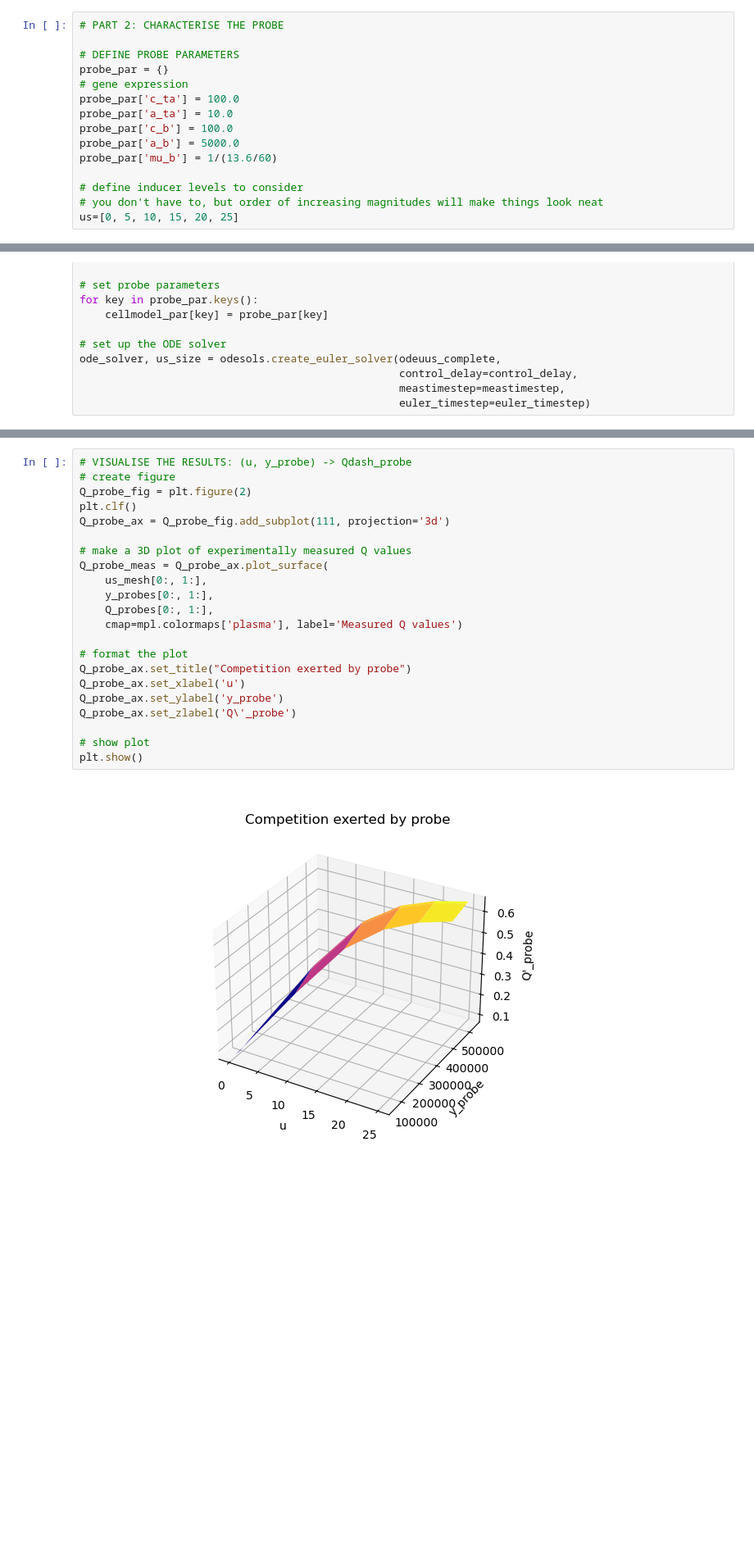
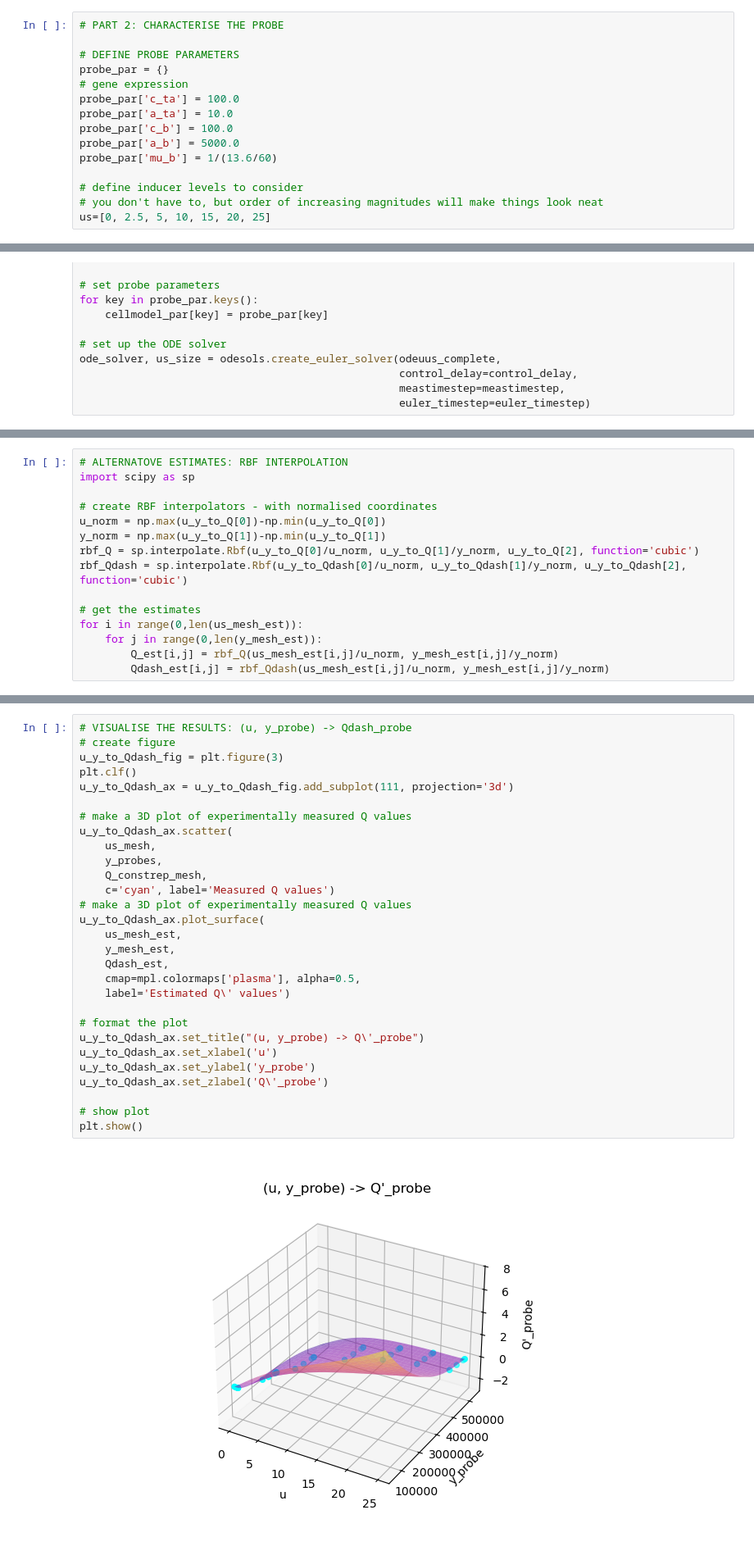
Before and after one commit to KSechkar/CoBa_CRAB, a Jupyter notebook: probe_characterisation/probe_characterisation.ipynb, the cells around one changed output, grey strips where cells are left out. Shown at 82% size. Cells and saved outputs as stored; diff of their text form; blank space fills up the shorter version.

Commit message:
Interpolation: own bad and scipy RBF

```diff
--- a/probe_characterisation/probe_characterisation.ipynb
+++ b/probe_characterisation/probe_characterisation.ipynb
@@ -281,7 +279,7 @@ probe_par['mu_b'] = 1/(13.6/60)
 
 # define inducer levels to consider
 # you don't have to, but order of increasing magnitudes will make things look neat
-us=[0, 5, 10, 15, 20, 25]
+us=[0, 2.5, 5, 10, 15, 20, 25]
 # %%
 # SET SIMULATION AND CONTROLLER PARAMETERS
 
@@ -458,3 +489,18 @@ np.save('u_y_to_Qdash.npy',u_y_to_Qdash)
+# %%
+# ALTERNATOVE ESTIMATES: RBF INTERPOLATION
+import scipy as sp
+
+# create RBF interpolators - with normalised coordinates
+u_norm = np.max(u_y_to_Q[0])-np.min(u_y_to_Q[0])
+y_norm = np.max(u_y_to_Q[1])-np.min(u_y_to_Q[1])
+rbf_Q = sp.interpolate.Rbf(u_y_to_Q[0]/u_norm, u_y_to_Q[1]/y_norm, u_y_to_Q[2], function='cubic')
+rbf_Qdash = sp.interpolate.Rbf(u_y_to_Qdash[0]/u_norm, u_y_to_Qdash[1]/y_norm, u_y_to_Qdash[2], function='cubic')
+
+# get the estimates
+for i in range(0,len(us_mesh_est)):
+    for j in range(0,len(y_mesh_est)):
+        Q_est[i,j] = rbf_Q(us_mesh_est[i,j]/u_norm, y_mesh_est[i,j]/y_norm)
+        Qdash_est[i,j] = rbf_Qdash(us_mesh_est[i,j]/u_norm, y_mesh_est[i,j]/y_norm)
 # %%
 # VISUALISE THE RESULTS: (u, Qdash_probe) -> Q_probe
 # create figure
@@ -482,24 +561,31 @@ plt.show()
 # %%
 # VISUALISE THE RESULTS: (u, y_probe) -> Qdash_probe
 # create figure
-Q_probe_fig = plt.figure(2)
+u_y_to_Qdash_fig = plt.figure(3)
 plt.clf()
-Q_probe_ax = Q_probe_fig.add_subplot(111, projection='3d')
+u_y_to_Qdash_ax = u_y_to_Qdash_fig.add_subplot(111, projection='3d')
 
 # make a 3D plot of experimentally measured Q values
-Q_probe_meas = Q_probe_ax.plot_surface(
-    us_mesh[0:, 1:],
-    y_probes[0:, 1:],
-    Q_probes[0:, 1:],
-    cmap=mpl.colormaps['plasma'], label='Measured Q values')
+u_y_to_Qdash_ax.scatter(
+    us_mesh,
+    y_probes,
+    Q_constrep_mesh,
+    c='cyan', label='Measured Q values')
+# make a 3D plot of experimentally measured Q values
+u_y_to_Qdash_ax.plot_surface(
+    us_mesh_est,
+    y_mesh_est,
+    Qdash_est,
+    cmap=mpl.colormaps['plasma'], alpha=0.5,
+    label='Estimated Q\' values')
 
 # format the plot
-Q_probe_ax.set_title("Competition exerted by probe")
-Q_probe_ax.set_xlabel('u')
-Q_probe_ax.set_ylabel('y_probe')
-Q_probe_ax.set_zlabel('Q\'_probe')
+u_y_to_Qdash_ax.set_title("(u, y_probe) -> Q\'_probe")
+u_y_to_Qdash_ax.set_xlabel('u')
+u_y_to_Qdash_ax.set_ylabel('y_probe')
+u_y_to_Qdash_ax.set_zlabel('Q\'_probe')
 
 # show plot
 plt.show()
 # %% [output]
-[figure, old version]
+[figure, new version]
```
Also changed, not shown: parts of 9 cells of this notebook, 1 other file.
